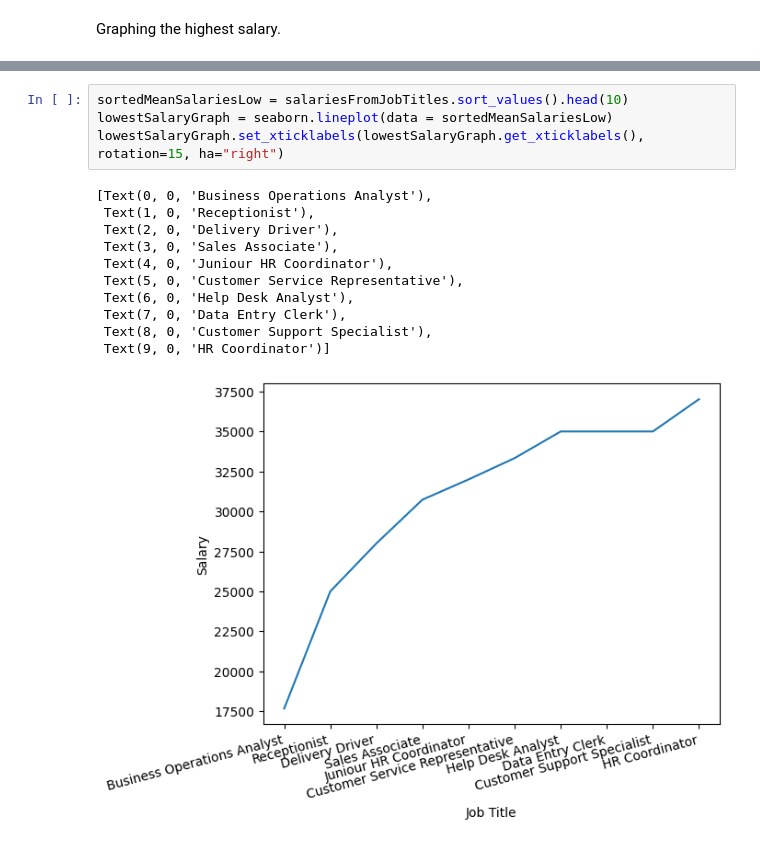
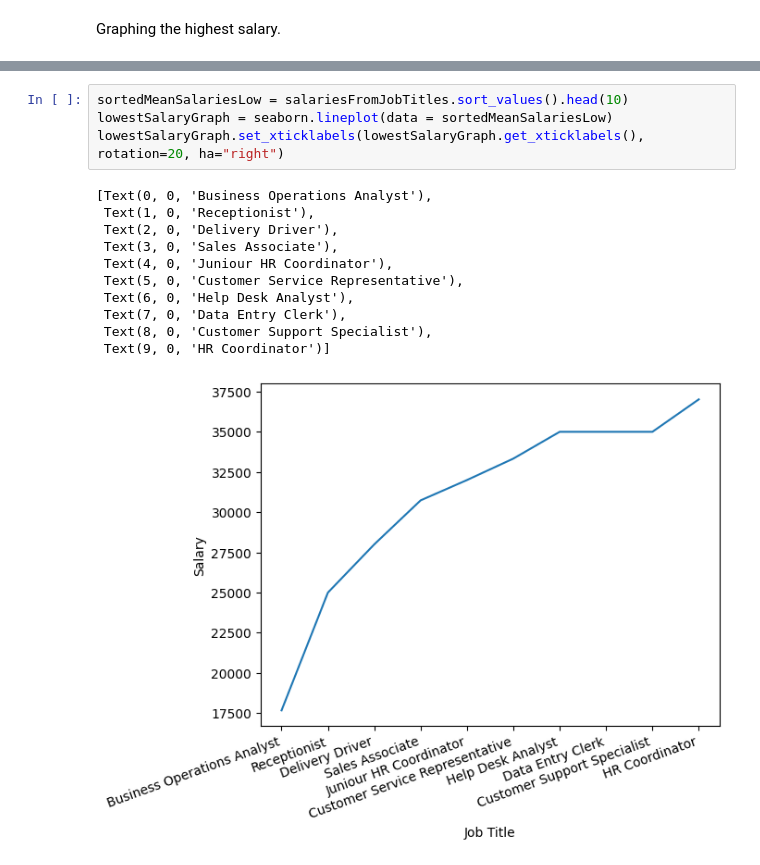
Before and after one commit to AbhijayPaul/HackTheHood-Final, a Jupyter notebook: HtHFinal.ipynb, the cells around one changed output, grey strips where cells are left out. Drawn from its saved outputs; the diff is of its cells as text.

Commit message:
Made question 8 graphs more readable

```diff
--- a/HtHFinal.ipynb
+++ b/HtHFinal.ipynb
@@ -1164,16 +1164,16 @@ highestSalaryGraph.set_xticklabels(highestSalaryGraph.get_xticklabels(), rotatio
 # %%
 sortedMeanSalariesLow = salariesFromJobTitles.sort_values().head(10)
 lowestSalaryGraph = seaborn.lineplot(data = sortedMeanSalariesLow)
-lowestSalaryGraph.set_xticklabels(lowestSalaryGraph.get_xticklabels(), rotation=15, ha="right")
+lowestSalaryGraph.set_xticklabels(lowestSalaryGraph.get_xticklabels(), rotation=20, ha="right")
 # %% [output]
 [Text(0, 0, 'Business Operations Analyst'),
  Text(1, 0, 'Receptionist'),
  Text(2, 0, 'Delivery Driver'),
  Text(3, 0, 'Sales Associate'),
  Text(4, 0, 'Juniour HR Coordinator'),
  Text(5, 0, 'Customer Service Representative'),
  Text(6, 0, 'Help Desk Analyst'),
  Text(7, 0, 'Data Entry Clerk'),
  Text(8, 0, 'Customer Support Specialist'),
  Text(9, 0, 'HR Coordinator')]
-[figure, old version]
+[figure, new version]
```
Also changed, not shown: parts of 1 cell of this notebook.
